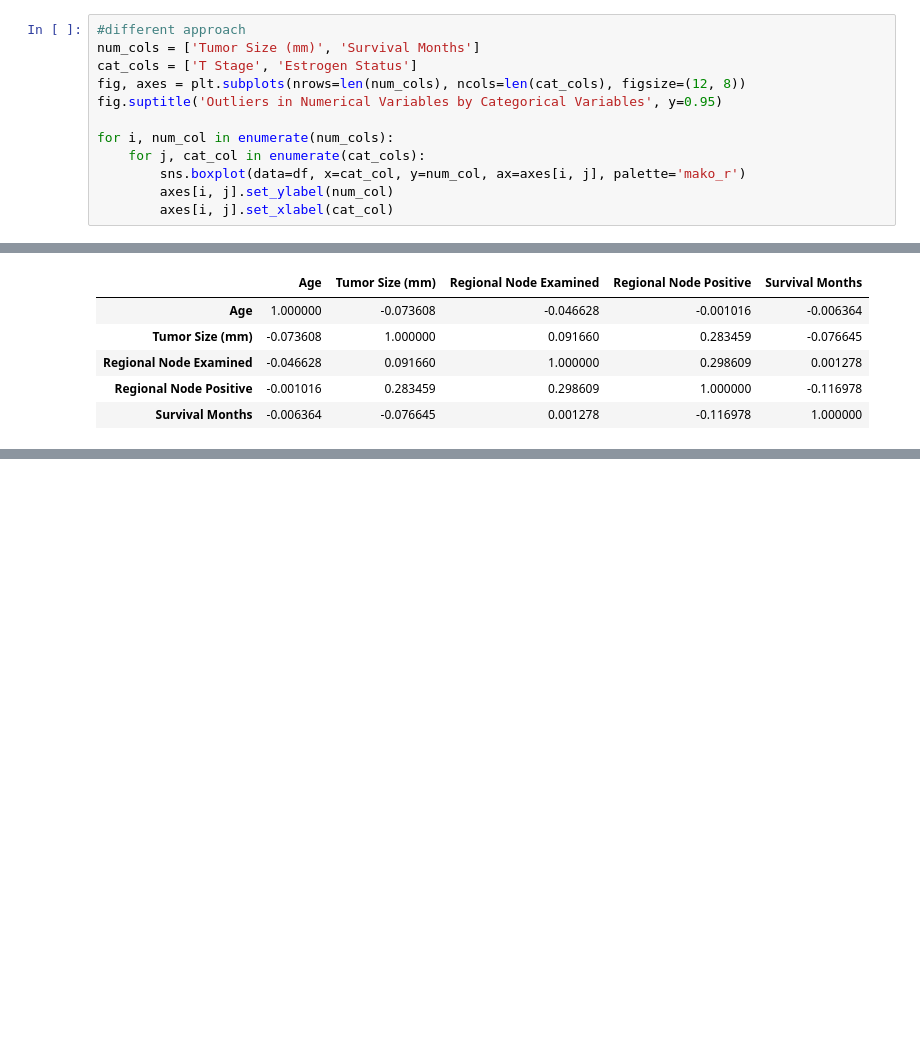
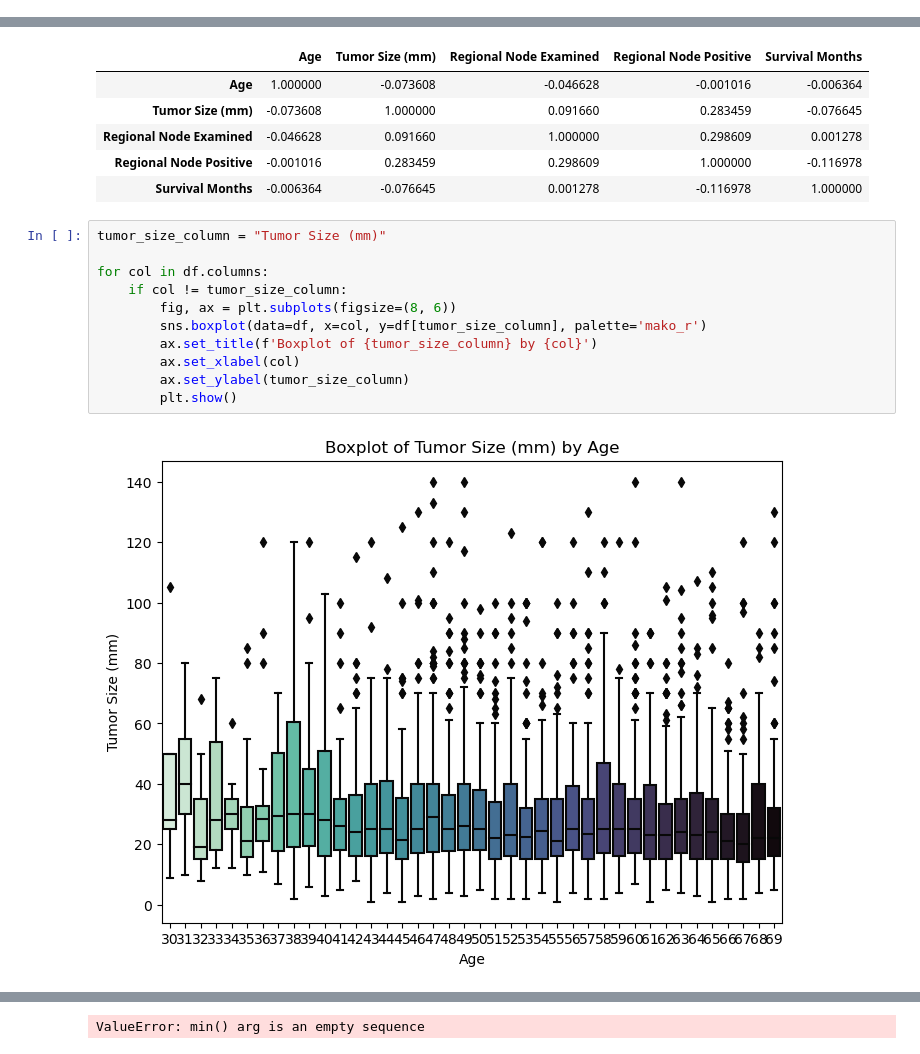
Before and after one commit to jeancarson/Block3Epic, a Jupyter notebook: logistic/clean.ipynb, the cells around one changed output, grey strips where cells are left out. Drawn from its saved outputs; the diff is of its cells as text; blank space fills up the shorter version.

```diff
--- a/logistic/clean.ipynb
+++ b/logistic/clean.ipynb
@@ -84,12 +108,0 @@ Users of the modes 'nearest', 'lower', 'higher', or 'midpoint' are encouraged to
-# %%
-#different approach
-num_cols = ['Tumor Size (mm)', 'Survival Months']
-cat_cols = ['T Stage', 'Estrogen Status']
-fig, axes = plt.subplots(nrows=len(num_cols), ncols=len(cat_cols), figsize=(12, 8))
-fig.suptitle('Outliers in Numerical Variables by Categorical Variables', y=0.95)
-
-for i, num_col in enumerate(num_cols):
-    for j, cat_col in enumerate(cat_cols):
-        sns.boxplot(data=df, x=cat_col, y=num_col, ax=axes[i, j], palette='mako_r')
-        axes[i, j].set_ylabel(num_col)
-        axes[i, j].set_xlabel(cat_col)
@@ -167,3 +132,16 @@ correlations
 | Regional Node Examined | -0.046628 | 0.091660 | 1.000000 | 0.298609 | 0.001278 |
 | Regional Node Positive | -0.001016 | 0.283459 | 0.298609 | 1.000000 | -0.116978 |
 | Survival Months | -0.006364 | -0.076645 | 0.001278 | -0.116978 | 1.000000 |
+# %%
+tumor_size_column = "Tumor Size (mm)"
+
+for col in df.columns:
+    if col != tumor_size_column:
+        fig, ax = plt.subplots(figsize=(8, 6))
+        sns.boxplot(data=df, x=col, y=df[tumor_size_column], palette='mako_r')
+        ax.set_title(f'Boxplot of {tumor_size_column} by {col}')
+        ax.set_xlabel(col)
+        ax.set_ylabel(tumor_size_column)
+        plt.show()
+# %% [output]
+[figure, added]
@@ -169,0 +154 @@ correlations
+ValueError: min() arg is an empty sequence
```
Also changed, not shown: parts of 9 cells of this notebook, 5 other files.
